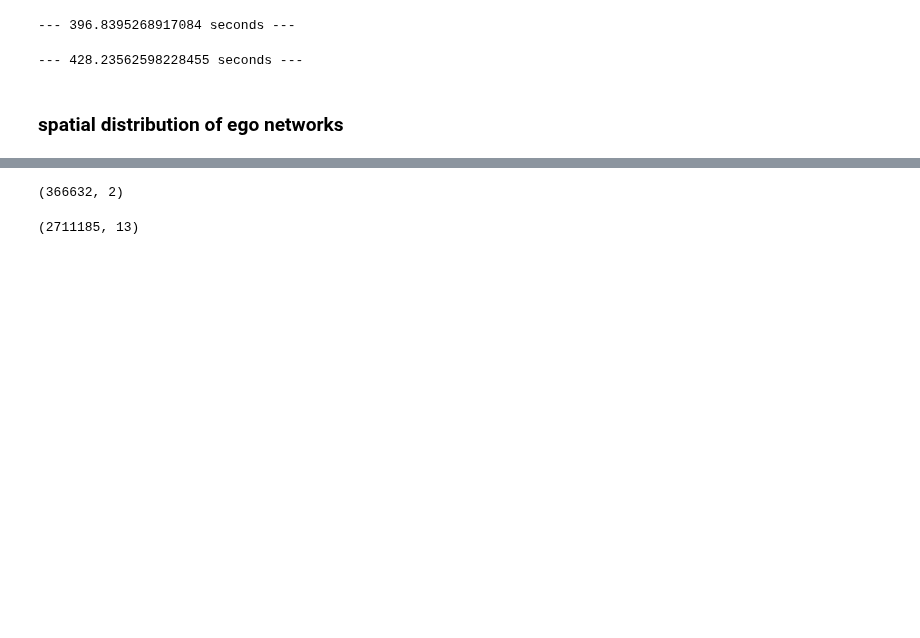
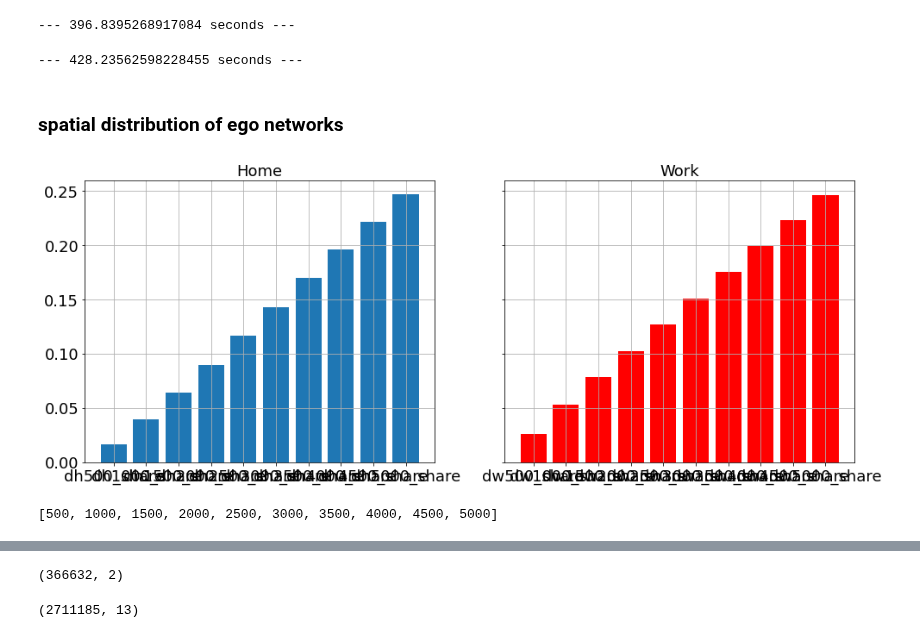
Before and after one commit to sandorjuhasz/ties-around-home, a Jupyter notebook: scripts/degree_home_work.ipynb, the cells around one changed output, grey strips where cells are left out. Saved outputs shown, nothing was run; the diff lists cells and outputs as text; code cells hidden in the pictures; blank space fills up the shorter version.

Commit message:
degree notebook update

```diff
--- a/scripts/degree_home_work.ipynb
+++ b/scripts/degree_home_work.ipynb
@@ -135,3 +136,46 @@ d_table = pd.merge(dh_table, dw_table, on=["user_id", "degree"], how="left")
 # remove users with less than 10 ties (!!!) AND replace NANs
 d_table = d_table[d_table["degree"]>=10]
 d_table = d_table.fillna(0)
+# %%
+# get the share of each degree
+for c in list(d_table.columns[2:,]):
+    d_table[str(c)+"_share"] = round((d_table[str(c)] / d_table["degree"]), 3)
+# %%
+# construct simple dataframe for plot
+rownames = []
+values = []
+type1 = ["home"] * 20 + ["work"] * 20
+
+for c in list(d_table.columns)[-40:]:
+    rownames.append(str(c))
+    values.append(np.mean(d_table[str(c)]))
+
+frame = { 'dist': rownames , 'avg_degree_share': values, 'type': type1}
+result = pd.DataFrame(frame)
+# %%
+# cumulative shares -- percent of ties by distance
+result["degree_share_cum"] = result.groupby("type")["avg_degree_share"].cumsum()
+# %%
+temp_home = result[result["type"]=="home"][:10]
+# temp_home["dist"] = list(range(500,5500,500))
+temp_work = result[result["type"]=="work"][:10]
+
+plt.rcParams['font.size']=18
+fig,ax = plt.subplots(1,2,figsize=(16,6), sharey=True)
+
+ax[0].bar(temp_home["dist"], temp_home["degree_share_cum"])
+ax[0].grid()
+ax[0].set_title("Home", size=18)
+
+ax[1].bar(temp_work["dist"], temp_work["degree_share_cum"], color="r")
+ax[1].grid()
+ax[1].set_title("Work", size=18)
+
+plt.show()
+# %% [output]
+[figure, added]
+# %%
+labels = list(range(500,5500,500))
+labels
+# %% [output]
+[500, 1000, 1500, 2000, 2500, 3000, 3500, 4000, 4500, 5000]
```
Also changed, not shown: parts of 4 cells of this notebook.
